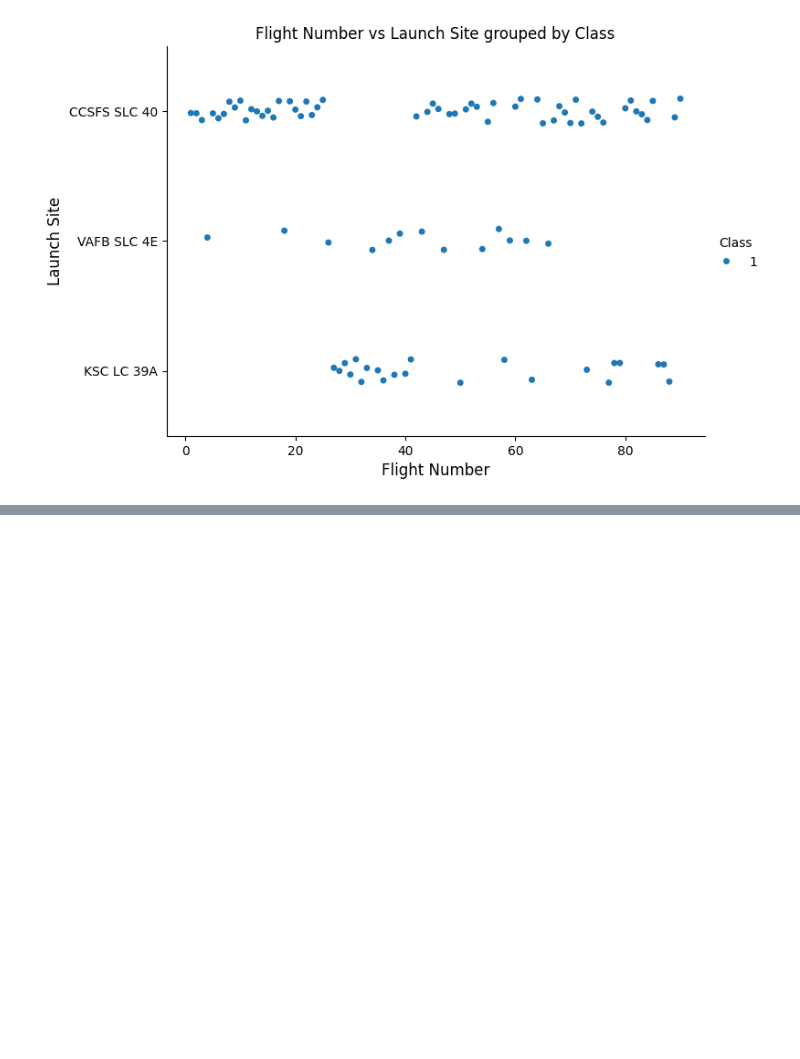
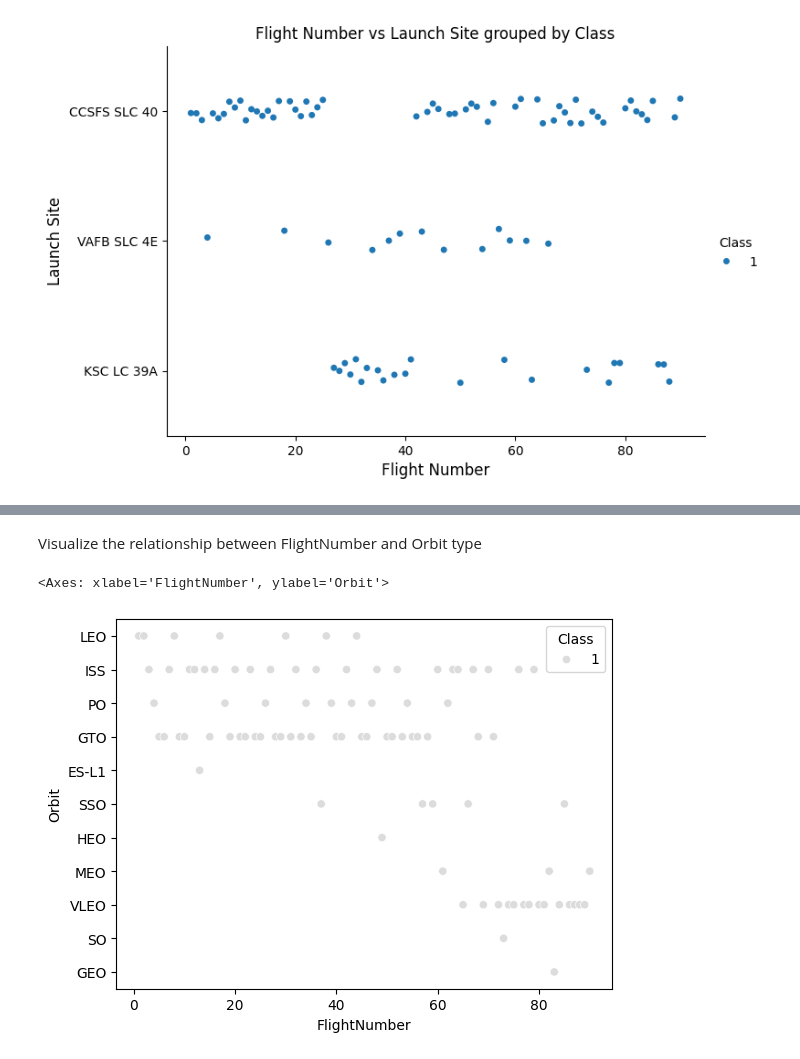
Before and after one commit to nayanjikar09/DATA_SCIENCE_CAPSTON_PROJECT, a Jupyter notebook: 4data_viz.ipynb, the cells around one changed output, grey strips where cells are left out. Drawn from its saved outputs; the diff is of its cells as text; code cells hidden in the pictures; blank space fills up the shorter version.

```diff
--- a/4data_viz.ipynb
+++ b/4data_viz.ipynb
@@ -37,0 +67,7 @@ plt.show()
+# %% [markdown]
+Visualize the relationship between FlightNumber and Orbit type
+# %%
+sns.scatterplot(x='FlightNumber', y='Orbit', hue='Class', data=df, palette='coolwarm')
+# %% [output]
+<Axes: xlabel='FlightNumber', ylabel='Orbit'>
+[figure, added]
```
Also changed, not shown: parts of 12 cells of this notebook, 2 other files.
